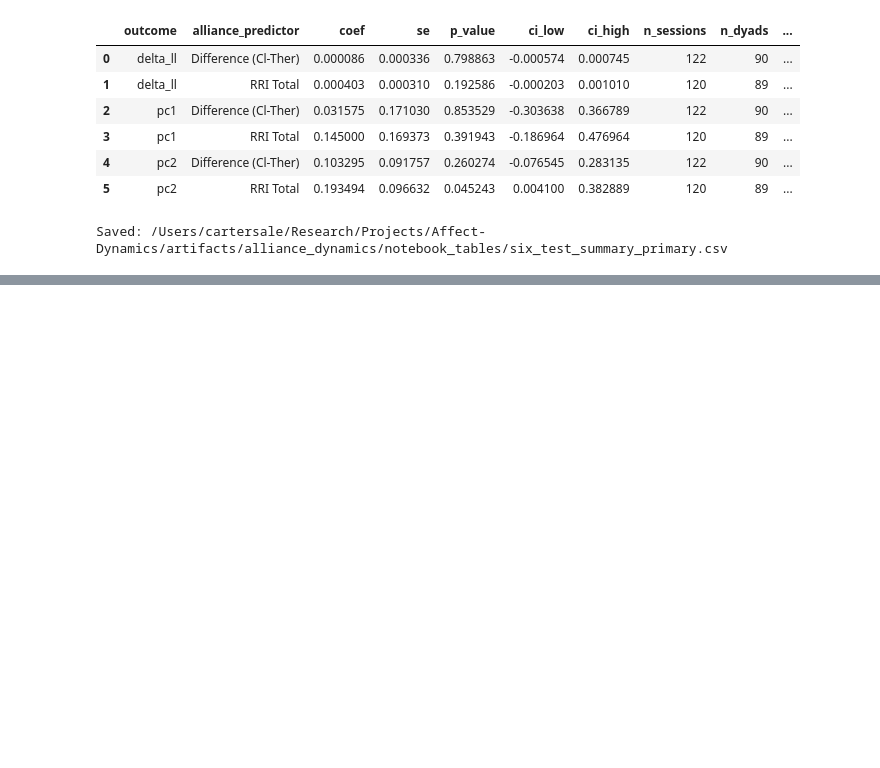
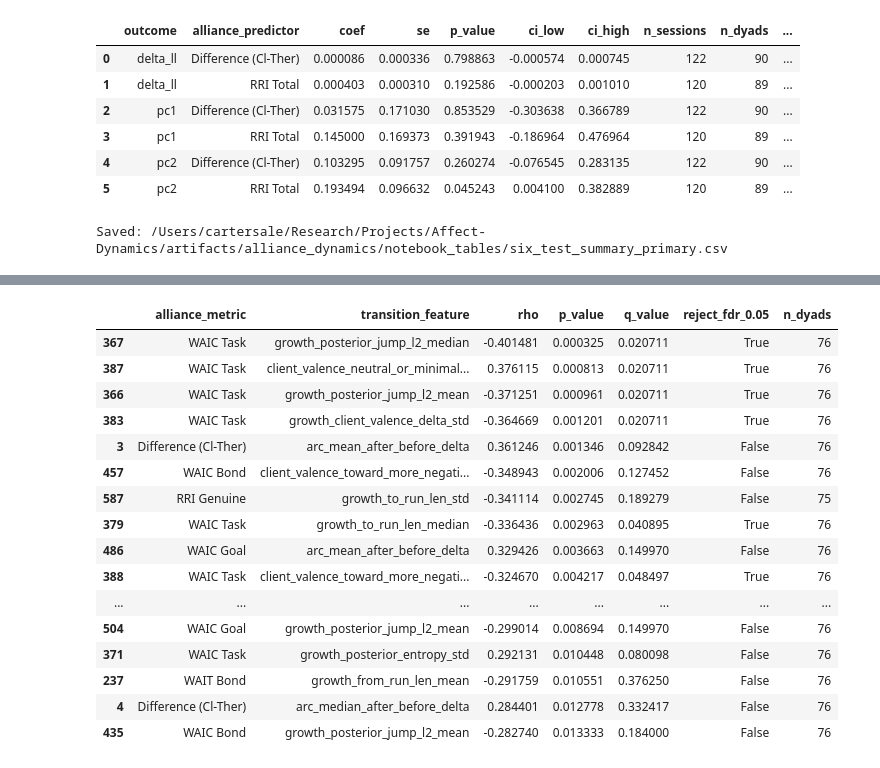
Before and after one commit to cartersale/Affect-Dynamics, a Jupyter notebook: notebooks/alliance_scores.ipynb, the cells around one changed output, grey strips where cells are left out. Drawn from its saved outputs; the diff is of its cells as text; code cells hidden in the pictures; blank space fills up the shorter version.

```diff
--- a/notebooks/alliance_scores.ipynb
+++ b/notebooks/alliance_scores.ipynb
@@ -1123,0 +1202,31 @@ Saved: /Users/cartersale/Research/Projects/Affect-Dynamics/artifacts/alliance_dy
+# %%
+# Dyad-collapsed rank correlations are a useful companion because the second session is sparse.
+display(
+    transition_spearman.sort_values('p_value')[[
+        'alliance_metric', 'transition_feature', 'rho', 'p_value',
+        'q_value', 'reject_fdr_0.05', 'n_dyads'
+    ]].head(25)
+)
+
+from IPython.display import SVG, display as ipy_display
+heatmap_path = transition_figure_dir / 'transition_alliance_spearman_top_features.svg'
+if heatmap_path.exists():
+    ipy_display(SVG(filename=str(heatmap_path)))
+# %% [output]
+|  | alliance_metric | transition_feature | rho | p_value | q_value | reject_fdr_0.05 | n_dyads |
+| 367 | WAIC Task | growth_posterior_jump_l2_median | -0.401481 | 0.000325 | 0.020711 | True | 76 |
+| 387 | WAIC Task | client_valence_neutral_or_minimal... | 0.376115 | 0.000813 | 0.020711 | True | 76 |
+| 366 | WAIC Task | growth_posterior_jump_l2_mean | -0.371251 | 0.000961 | 0.020711 | True | 76 |
+| 383 | WAIC Task | growth_client_valence_delta_std | -0.364669 | 0.001201 | 0.020711 | True | 76 |
+| 3 | Difference (Cl-Ther) | arc_mean_after_before_delta | 0.361246 | 0.001346 | 0.092842 | False | 76 |
+| 457 | WAIC Bond | client_valence_toward_more_negati... | -0.348943 | 0.002006 | 0.127452 | False | 76 |
+| 587 | RRI Genuine | growth_to_run_len_std | -0.341114 | 0.002745 | 0.189279 | False | 75 |
+| 379 | WAIC Task | growth_to_run_len_median | -0.336436 | 0.002963 | 0.040895 | True | 76 |
+| 486 | WAIC Goal | arc_mean_after_before_delta | 0.329426 | 0.003663 | 0.149970 | False | 76 |
+| 388 | WAIC Task | client_valence_toward_more_negati... | -0.324670 | 0.004217 | 0.048497 | True | 76 |
+| ... | ... | ... | ... | ... | ... | ... | ... |
+| 504 | WAIC Goal | growth_posterior_jump_l2_mean | -0.299014 | 0.008694 | 0.149970 | False | 76 |
+| 371 | WAIC Task | growth_posterior_entropy_std | 0.292131 | 0.010448 | 0.080098 | False | 76 |
+| 237 | WAIT Bond | growth_from_run_len_mean | -0.291759 | 0.010551 | 0.376250 | False | 76 |
+| 4 | Difference (Cl-Ther) | arc_median_after_before_delta | 0.284401 | 0.012778 | 0.332417 | False | 76 |
+| 435 | WAIC Bond | growth_posterior_jump_l2_mean | -0.282740 | 0.013333 | 0.184000 | False | 76 |
```
Also changed, not shown: parts of 7 cells of this notebook, 4 other files.
